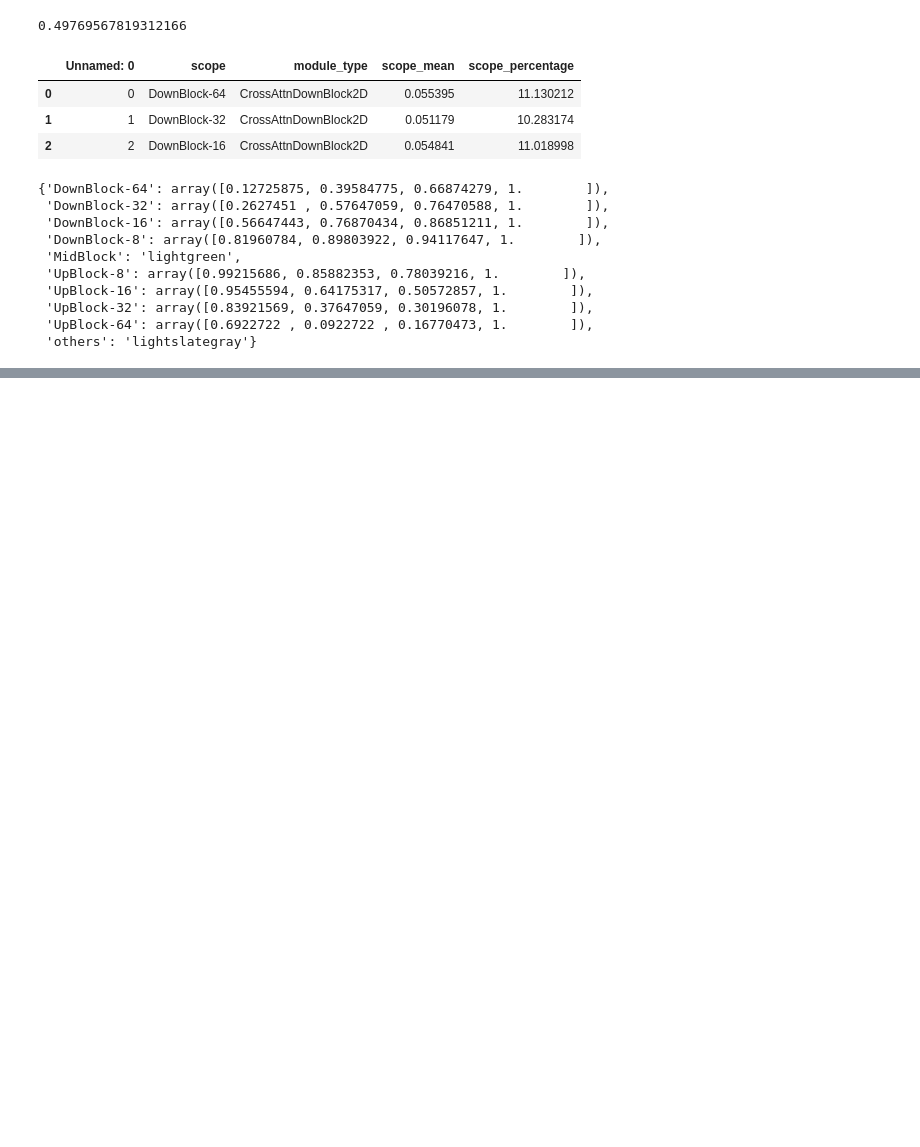
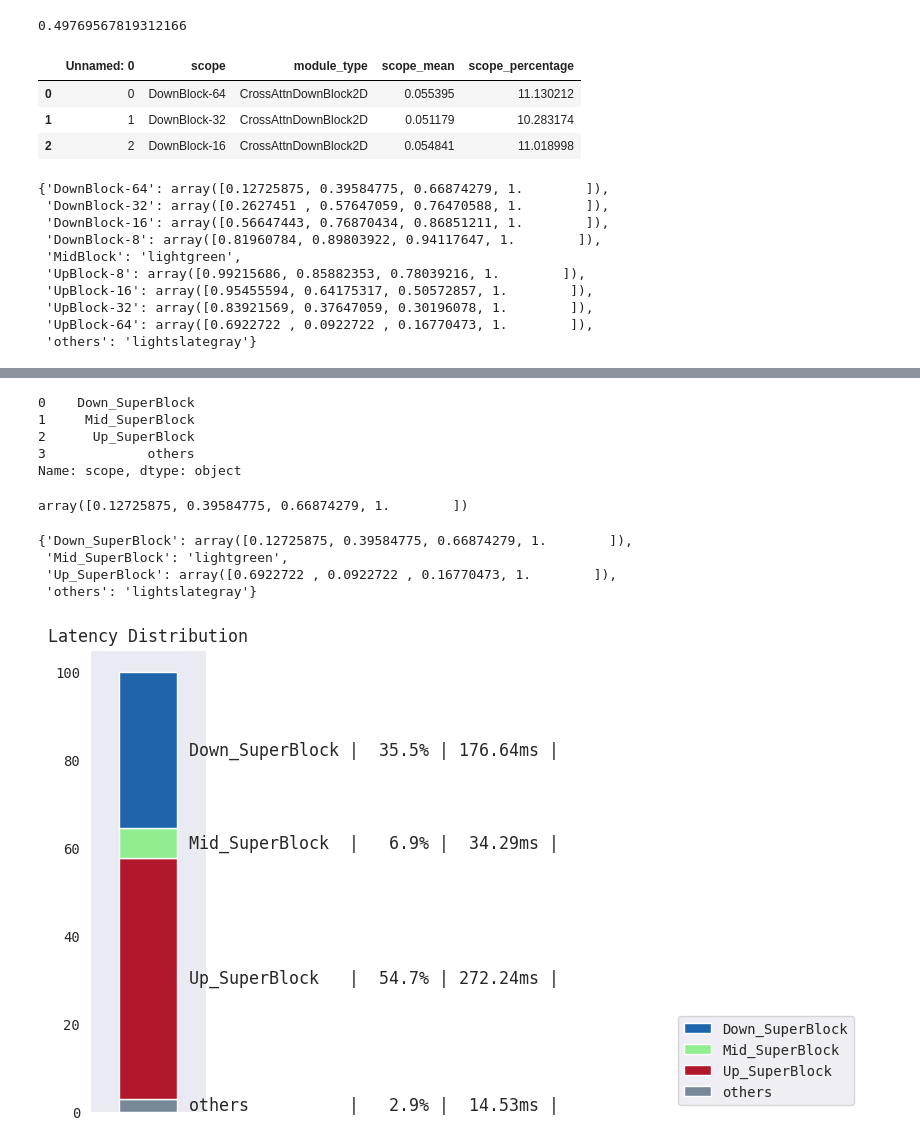
Before and after one commit to vuiseng9/diffusers, a Jupyter notebook: profile/text2img-sdv1.5-diffstep20-res512/plot.ipynb, the cells around one changed output, grey strips where cells are left out. Drawn from its saved outputs; the diff is of its cells as text; code cells hidden in the pictures; blank space fills up the shorter version.

```diff
--- a/profile/text2img-sdv1.5-diffstep20-res512/plot.ipynb
+++ b/profile/text2img-sdv1.5-diffstep20-res512/plot.ipynb
@@ -90,0 +83,2 @@ for key, p, relval, absval  in zip(sorted_df_majorblock.index, ax.patches, sorte
+# %%
+df_majorblock = pd.read_csv("./ordered_majorblock_latency_for_superblock.csv")
@@ -90,0 +94,3 @@ for key, p, relval, absval  in zip(sorted_df_majorblock.index, ax.patches, sorte
+# %%
+tempdf = df_majorblock.groupby('module_type').sum().reset_index()
+df_superblock=tempdf[['module_type','scope_mean', 'scope_percentage']].rename(columns={"module_type":"scope"})
@@ -90,0 +105,46 @@ for key, p, relval, absval  in zip(sorted_df_majorblock.index, ax.patches, sorte
+# %%
+df_superblock.scope
+# %% [output]
+0    Down_SuperBlock
+1     Mid_SuperBlock
+2      Up_SuperBlock
+3             others
+Name: scope, dtype: object
+# %%
+plt.cm.RdBu(np.linspace(0.6,0.9, 4)[::-1])[0]
+# %% [output]
+array([0.12725875, 0.39584775, 0.66874279, 1.        ])
+# %%
+colorlut = dict()
+colorlut[df_superblock.scope[0]]=plt.cm.RdBu(np.linspace(0.6,0.9, 4)[::-1])[0]
+colorlut[df_superblock.scope[1]] = "lightgreen"
+colorlut[df_superblock.scope[2]] = plt.cm.RdBu(np.linspace(0.1,0.4, 4))[0]
+colorlut[df_superblock.scope[3]] = "lightslategray"
+# %%
+colorlut
+# %% [output]
+{'Down_SuperBlock': array([0.12725875, 0.39584775, 0.66874279, 1.        ]),
+ 'Mid_SuperBlock': 'lightgreen',
+ 'Up_SuperBlock': array([0.6922722 , 0.0922722 , 0.16770473, 1.        ]),
+ 'others': 'lightslategray'}
+# %%
+stacked_superblock = df_superblock[['scope', 'scope_percentage']]
+stacked_superblock.set_index('scope', inplace=True)
+stacked_superblock = stacked_superblock.reindex(index=stacked_superblock.index[::-1]).T
+ax = stacked_superblock.plot.bar(stacked=True, color=colorlut, figsize=(1.5, 6), title = "Latency Distribution")
+ax.legend(loc='lower left', bbox_to_anchor=(5,0.0), reverse=True)
+ax.axes.get_xaxis().set_visible(False)
+
+for k, p in zip(stacked_superblock.columns, ax.patches):
+    scope_mean = df_superblock.set_index('scope').loc[k, "scope_mean"]
+    scope_pc = df_superblock.set_index('scope').loc[k, "scope_percentage"]
+
+    width, height = p.get_width(), p.get_height()
+    x, y = p.get_xy()
+    ax.text(x+width+0.1,
+            y+height/2,
+            f'{k:15} | {scope_pc:5.1f}% | {scope_mean*1000:6.2f}ms | ',
+            horizontalalignment='left',
+            verticalalignment='center', size=12)
+# %% [output]
+[figure, added]
```
Also changed, not shown: parts of 32 cells of this notebook, 18 other files.
